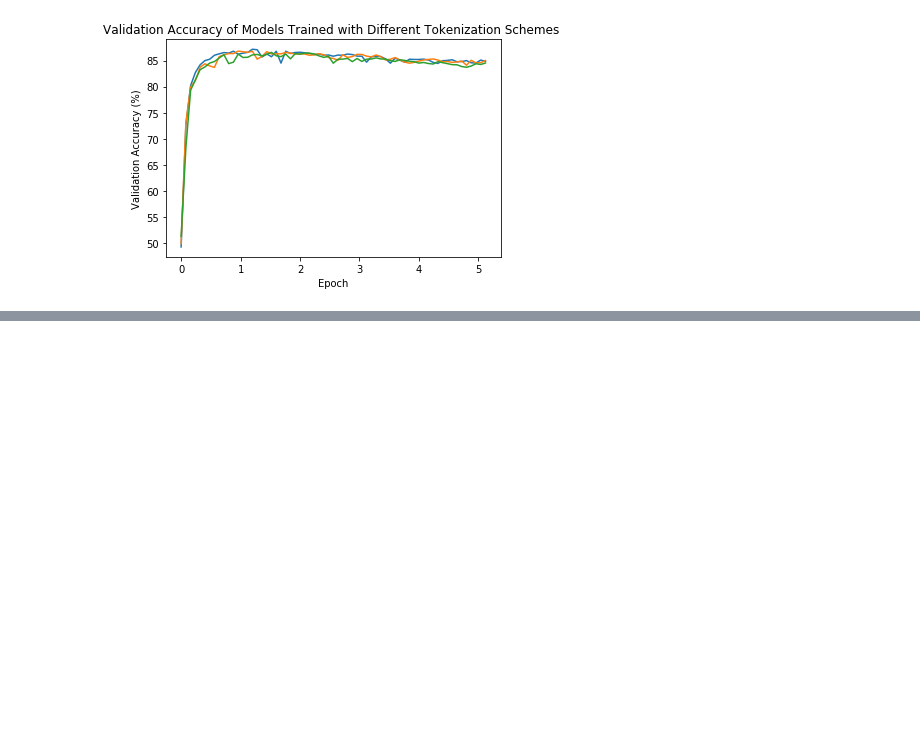
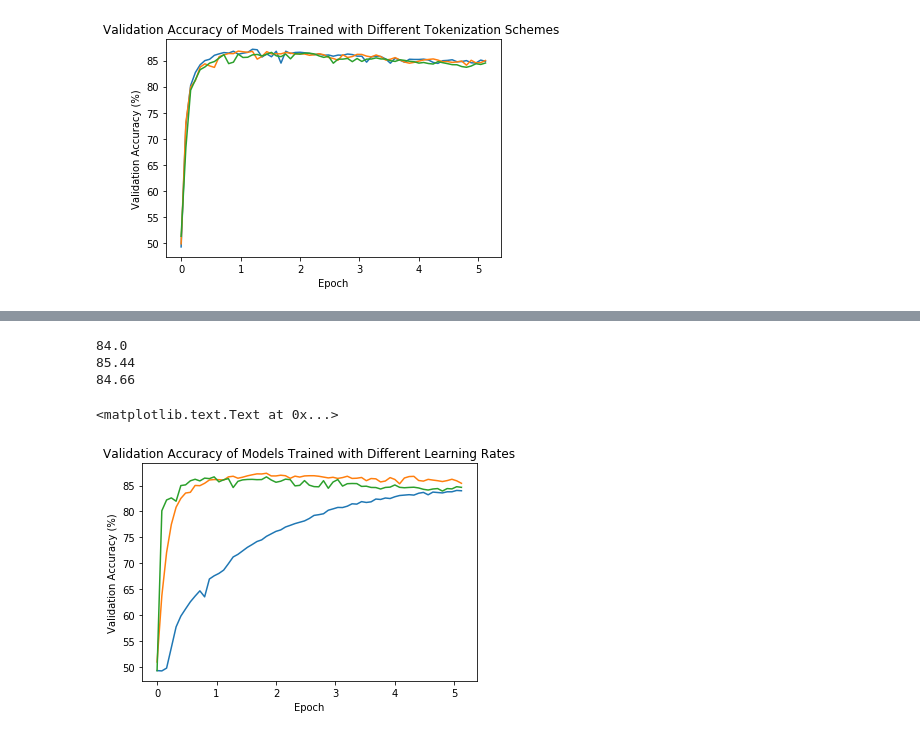
Before and after one commit to colinandrus/nlp_hw_fall2018, a Jupyter notebook: hw1_bow.ipynb, the cells around one changed output, grey strips where cells are left out. Saved outputs shown, nothing was run; the diff lists cells and outputs as text; code cells hidden in the pictures; blank space fills up the shorter version.

```diff
--- a/hw1_bow.ipynb
+++ b/hw1_bow.ipynb
@@ -665,6 +655,28 @@ plt.title("Validation Accuracy of Models Trained with Different Optimizer Types"
 # %%
 # now vary learning rate:
 lr_list = [0.001, 0.01, 0.1]
 for rate in lr_list:
-    plot_training_curve(embd_size, label_id = str(rate), optim_type = 'adam????', learning_rate = rate)
+    token2id, id2token = build_vocab(ngram_dict['lower_no_punc_stop']['n1']['all'], max_vocab_size = 10000)
+    train_data_indices = token2index_dataset(ngram_dict['lower_no_punc_stop']['n1']['train'])
+    val_data_indices= token2index_dataset(ngram_dict['lower_no_punc_stop']['n1']['val'])
+    #test_data_indices = token2index_dataset(ngram_dict[key1]['n1']['test'])
+
+    train_dataset = NewsGroupDataset(train_data_indices, train_labels)
+    train_loader = torch.utils.data.DataLoader(dataset=train_dataset,
+                                               batch_size=BATCH_SIZE,
+                                               collate_fn=newsgroup_collate_func,
+                                               shuffle=True)
+
+    val_dataset = NewsGroupDataset(val_data_indices, val_labels)
+    val_loader = torch.utils.data.DataLoader(dataset=val_dataset,
+                                               batch_size=BATCH_SIZE,
+                                               collate_fn=newsgroup_collate_func,
+                                               shuffle=True)
+    plot_training_curve(10, label_id = str(rate), optim_type = 'adam', learning_rate = rate)
 plt.title("Validation Accuracy of Models Trained with Different Learning Rates")
+# %% [output]
+84.0
+85.44
+84.66
+<matplotlib.text.Text at 0x...>
+[figure, added]
```
Also changed, not shown: parts of 20 cells of this notebook.
